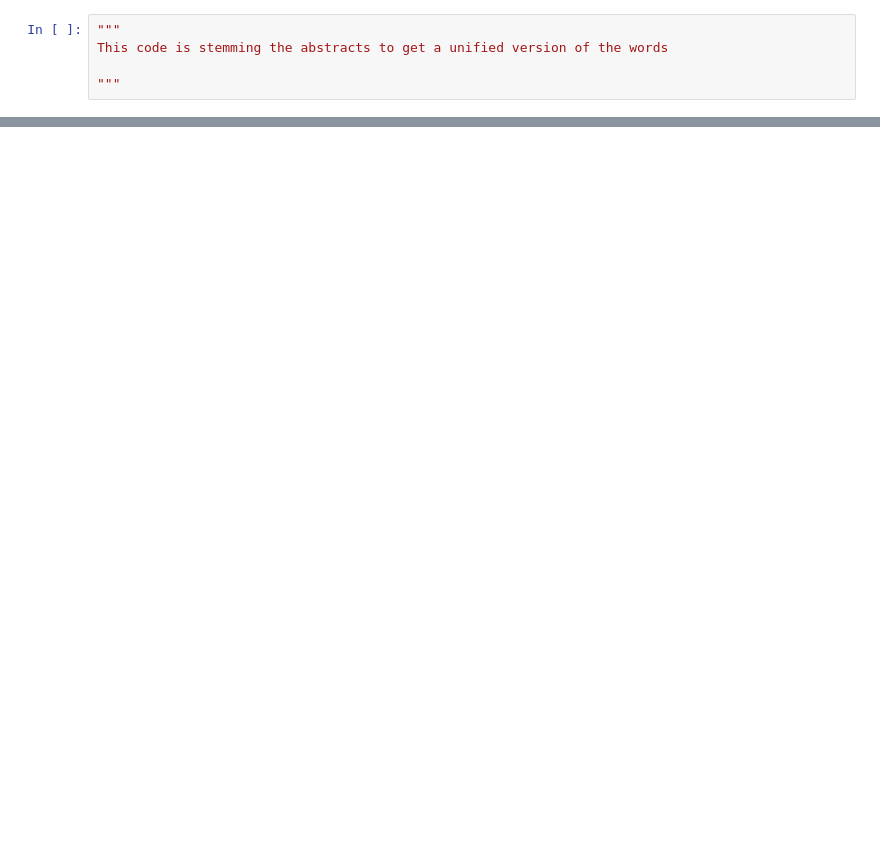
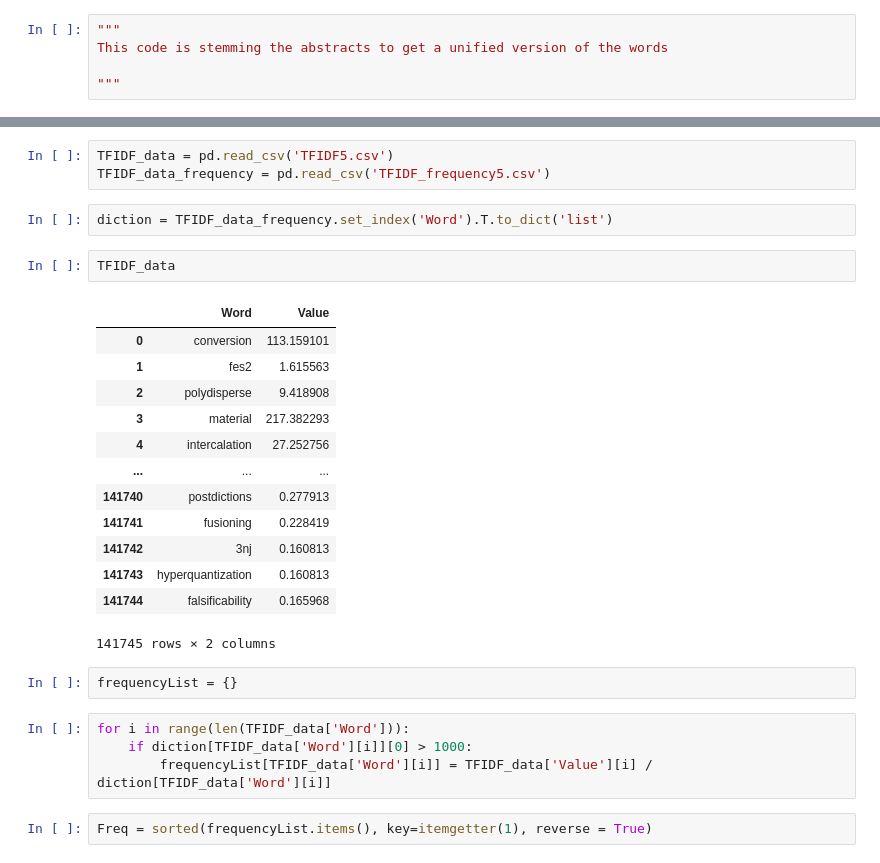
Before and after one commit to Prof-Watson/AIResearchLab, a Jupyter notebook: NLP.ipynb, the cells around one changed output, grey strips where cells are left out. Saved outputs shown, nothing was run; the diff lists cells and outputs as text; blank space fills up the shorter version.

```diff
--- a/NLP.ipynb
+++ b/NLP.ipynb
@@ -37,0 +342,29 @@ print(above)
+# %%
+TFIDF_data = pd.read_csv('TFIDF5.csv')
+TFIDF_data_frequency = pd.read_csv('TFIDF_frequency5.csv')
+# %%
+diction = TFIDF_data_frequency.set_index('Word').T.to_dict('list')
+# %%
+TFIDF_data
+# %% [output]
+|  | Word | Value |
+| 0 | conversion | 113.159101 |
+| 1 | fes2 | 1.615563 |
+| 2 | polydisperse | 9.418908 |
+| 3 | material | 217.382293 |
+| 4 | intercalation | 27.252756 |
+| ... | ... | ... |
+| 141740 | postdictions | 0.277913 |
+| 141741 | fusioning | 0.228419 |
+| 141742 | 3nj | 0.160813 |
+| 141743 | hyperquantization | 0.160813 |
+| 141744 | falsificability | 0.165968 |
+141745 rows × 2 columns
+# %%
+frequencyList = {}
+# %%
+for i in range(len(TFIDF_data['Word'])):
+    if diction[TFIDF_data['Word'][i]][0] > 1000:
+        frequencyList[TFIDF_data['Word'][i]] = TFIDF_data['Value'][i] / diction[TFIDF_data['Word'][i]]
+# %%
+Freq = sorted(frequencyList.items(), key=itemgetter(1), reverse = True)
```
Also changed, not shown: parts of 52 cells of this notebook, 27 other files.
